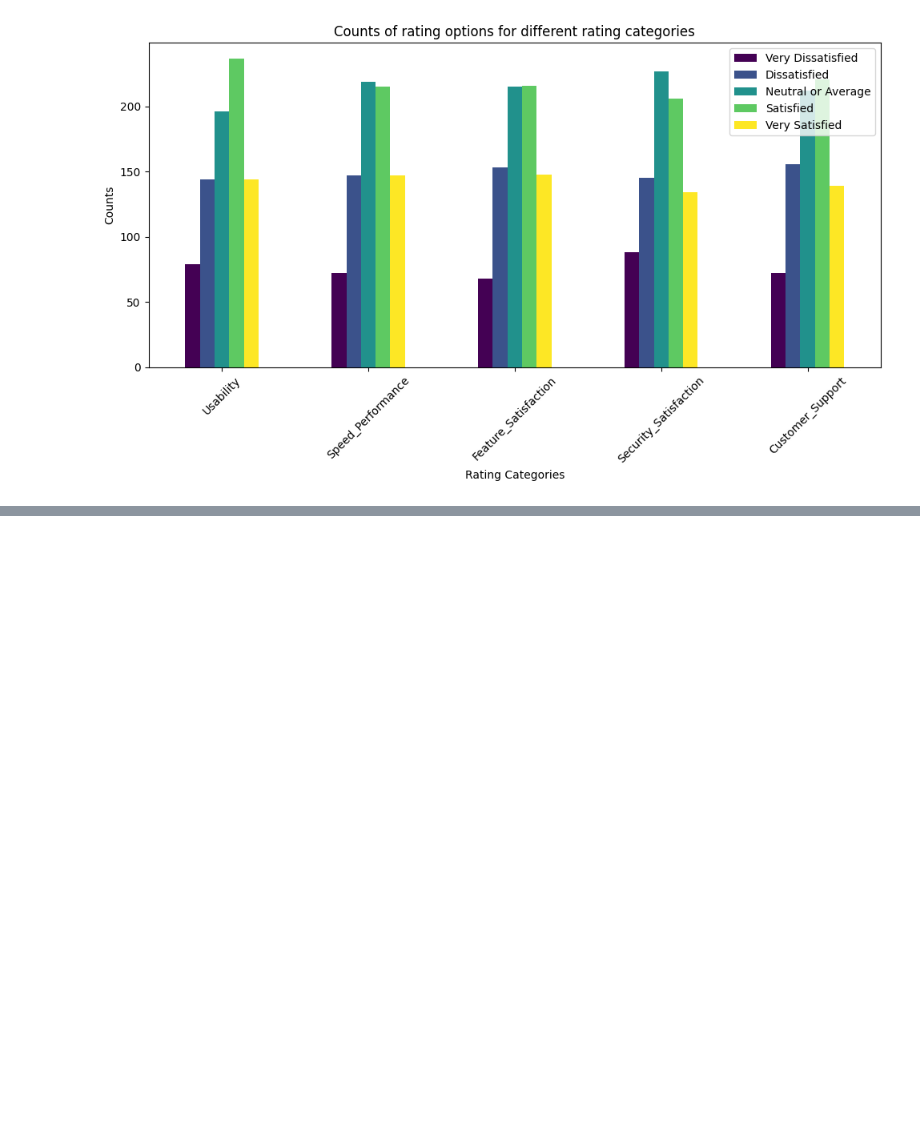
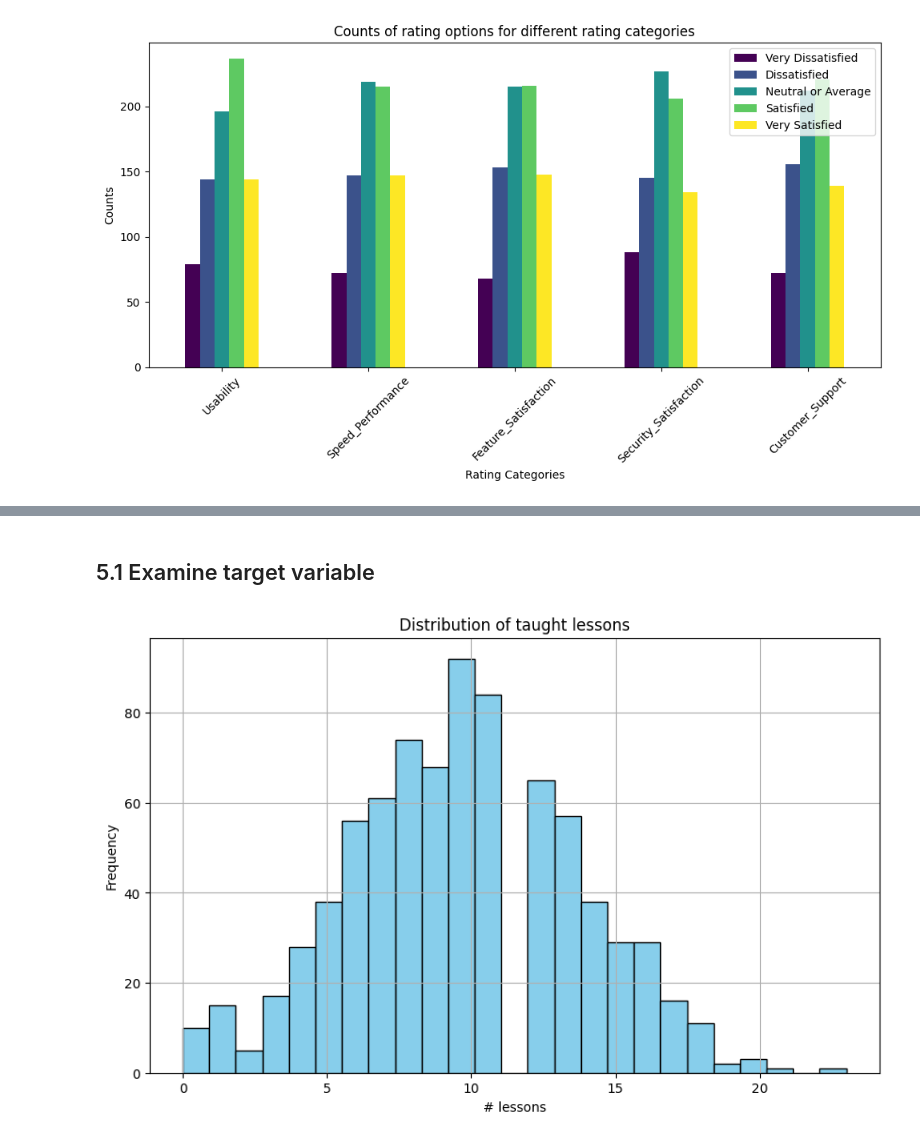
Before and after one commit to TechLabs-Berlin/ws24-skillswap, a Jupyter notebook: DS/01_Notebooks/02_Features_Insights/03_Exploratory_Data_Analysis/Exploratory.data.analysis.ipynb, the cells around one changed output, grey strips where cells are left out. Saved outputs shown, nothing was run; the diff lists cells and outputs as text; code cells hidden in the pictures; blank space fills up the shorter version.

```diff
--- a/DS/01_Notebooks/02_Features_Insights/03_Exploratory_Data_Analysis/Exploratory.data.analysis.ipynb
+++ b/DS/01_Notebooks/02_Features_Insights/03_Exploratory_Data_Analysis/Exploratory.data.analysis.ipynb
@@ -383,0 +323,5 @@ plt.show()
+# %%
+df_x = pd.read_csv(r'C:\Users\Johannes\Documents\Uni\Master\Tech_Labs\ws24-skillswap\DS\01_Notebooks\03_Feature_Engineering\Activity_Projection_Encoded.csv')
+# %%
+df_ML = df_x.drop(columns=["Sum_Skills_Off_ab_avg"], inplace=False)
+df_ML.head()
@@ -383,0 +335,14 @@ plt.show()
+# %% [markdown]
+## 5.1 Examine target variable
+# %%
+column_name = 'Sum_Skills_Off'
+
+plt.figure(figsize=(10, 6))
+plt.hist(df_ML[column_name], bins=25, color='skyblue', edgecolor='black')
+plt.title('Distribution of taught lessons')
+plt.xlabel('# lessons')
+plt.ylabel('Frequency')
+plt.grid(True)
+plt.show()
+# %% [output]
+[figure, added]
```
Also changed, not shown: parts of 16 cells of this notebook.
